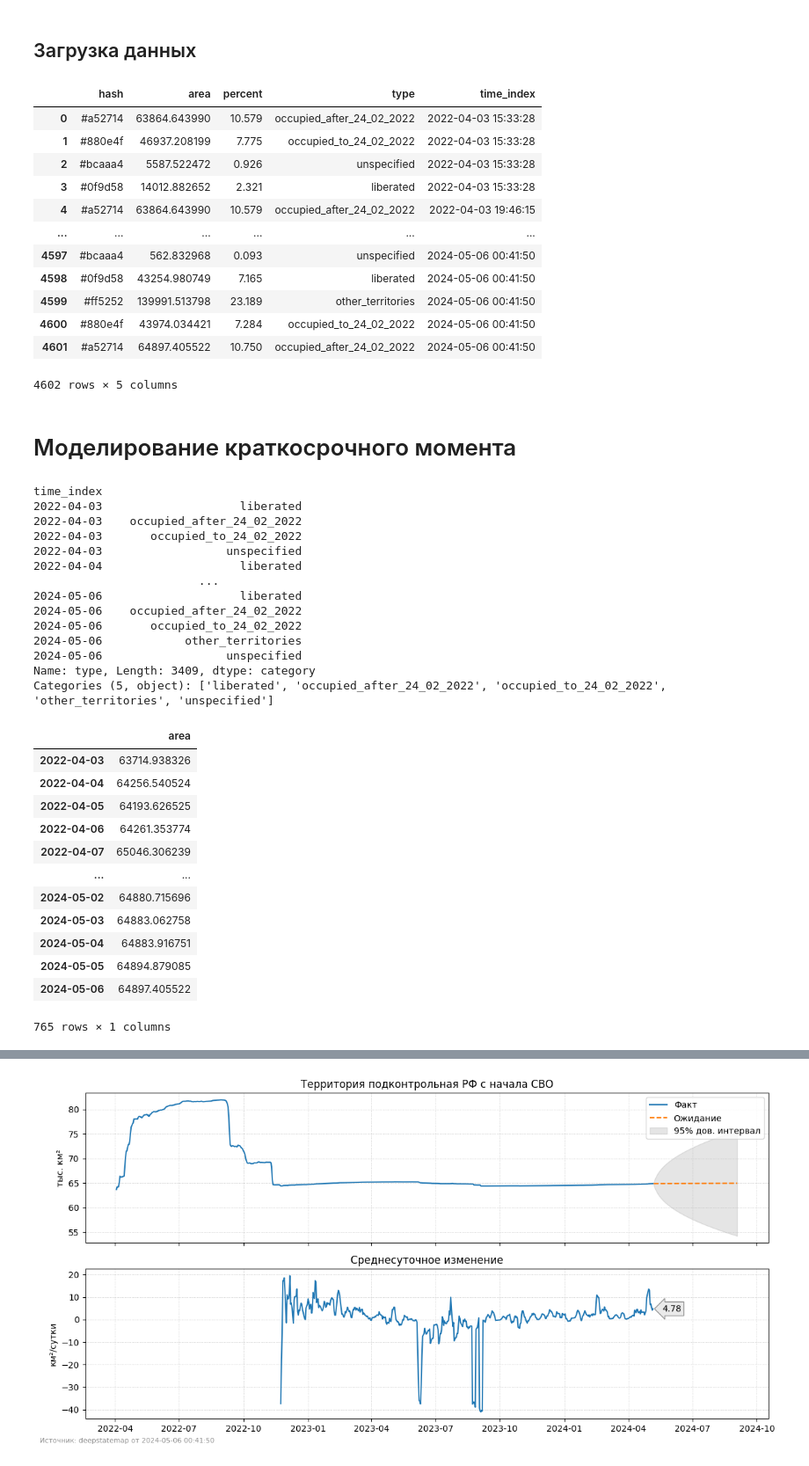
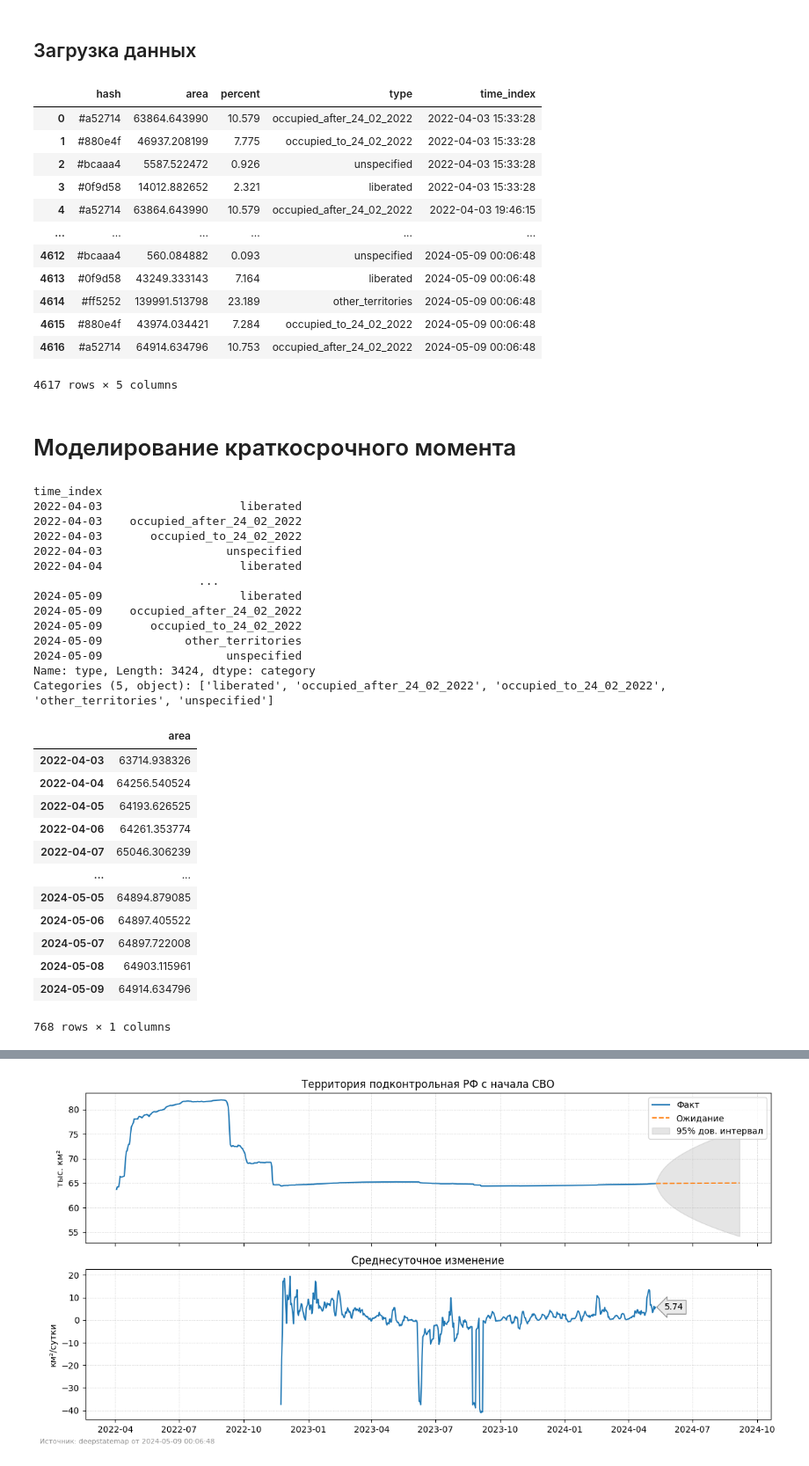
Before and after one commit to HexQuant/rua, a Jupyter notebook: area.ipynb, the cells around one changed output, grey strips where cells are left out. Shown: that part at 88% size. Cells and saved outputs as stored; diff of their text form; code cells hidden in the pictures.

```diff
--- a/area.ipynb
+++ b/area.ipynb
@@ -35,36 +35,37 @@ time_history_url = "https://deepstatemap.live/api/history/public"
 # %%
 # Making a get request
 response = requests.get(time_history_url)
 
 df = pd.DataFrame()
 # print json content
 t = len(response.json())
 Path("data/").mkdir(exist_ok=True)
 with tqdm(total=t) as pbar:
     for n, i in enumerate(response.json()):
         timestamp = i["id"]
         time_index = datetime.datetime.fromtimestamp(timestamp)
         pbar.set_description(str(time_index.date()), refresh=True)
 
-        area = requests.get(f"https://deepstatemap.live/api/history/{timestamp}/areas")
+        area = requests.get(
+            f"https://deepstatemap.live/api/history/{timestamp}/areas")
         js_df = pd.json_normalize(area.json()).assign(time_index=time_index)
         df = pd.concat([df, js_df], ignore_index=True)
         pbar.update(1)
 df
 # %% [output]
 |  | hash | area | percent | type | time_index |
 | 0 | #a52714 | 63864.643990 | 10.579 | occupied_after_24_02_2022 | 2022-04-03 15:33:28 |
 | 1 | #880e4f | 46937.208199 | 7.775 | occupied_to_24_02_2022 | 2022-04-03 15:33:28 |
 | 2 | #bcaaa4 | 5587.522472 | 0.926 | unspecified | 2022-04-03 15:33:28 |
 | 3 | #0f9d58 | 14012.882652 | 2.321 | liberated | 2022-04-03 15:33:28 |
 | 4 | #a52714 | 63864.643990 | 10.579 | occupied_after_24_02_2022 | 2022-04-03 19:46:15 |
 | ... | ... | ... | ... | ... | ... |
-| 4597 | #bcaaa4 | 562.832968 | 0.093 | unspecified | 2024-05-06 00:41:50 |
-| 4598 | #0f9d58 | 43254.980749 | 7.165 | liberated | 2024-05-06 00:41:50 |
-| 4599 | #ff5252 | 139991.513798 | 23.189 | other_territories | 2024-05-06 00:41:50 |
-| 4600 | #880e4f | 43974.034421 | 7.284 | occupied_to_24_02_2022 | 2024-05-06 00:41:50 |
-| 4601 | #a52714 | 64897.405522 | 10.750 | occupied_after_24_02_2022 | 2024-05-06 00:41:50 |
+| 4612 | #bcaaa4 | 560.084882 | 0.093 | unspecified | 2024-05-09 00:06:48 |
+| 4613 | #0f9d58 | 43249.333143 | 7.164 | liberated | 2024-05-09 00:06:48 |
+| 4614 | #ff5252 | 139991.513798 | 23.189 | other_territories | 2024-05-09 00:06:48 |
+| 4615 | #880e4f | 43974.034421 | 7.284 | occupied_to_24_02_2022 | 2024-05-09 00:06:48 |
+| 4616 | #a52714 | 64914.634796 | 10.753 | occupied_after_24_02_2022 | 2024-05-09 00:06:48 |
-4602 rows × 5 columns
+4617 rows × 5 columns
 # %%
 df.set_index("time_index", inplace=True)
 df = df.astype(
@@ -117,12 +118,12 @@ time_index
 2022-04-03                  unspecified
 2022-04-04                    liberated
                         ...
-2024-05-06                    liberated
-2024-05-06    occupied_after_24_02_2022
-2024-05-06       occupied_to_24_02_2022
-2024-05-06            other_territories
-2024-05-06                  unspecified
-Name: type, Length: 3409, dtype: category
+2024-05-09                    liberated
+2024-05-09    occupied_after_24_02_2022
+2024-05-09       occupied_to_24_02_2022
+2024-05-09            other_territories
+2024-05-09                  unspecified
+Name: type, Length: 3424, dtype: category
 Categories (5, object): ['liberated', 'occupied_after_24_02_2022', 'occupied_to_24_02_2022', 'other_territories', 'unspecified']
 # %%
 ru_holidays = holidays.country_holidays("RU")
@@ -147,12 +148,12 @@ aa
 | 2022-04-06 | 64261.353774 |
 | 2022-04-07 | 65046.306239 |
 | ... | ... |
-| 2024-05-02 | 64880.715696 |
-| 2024-05-03 | 64883.062758 |
-| 2024-05-04 | 64883.916751 |
 | 2024-05-05 | 64894.879085 |
 | 2024-05-06 | 64897.405522 |
+| 2024-05-07 | 64897.722008 |
+| 2024-05-08 | 64903.115961 |
+| 2024-05-09 | 64914.634796 |
-765 rows × 1 columns
+768 rows × 1 columns
 # %%
 xx = (
     pd.DataFrame(index=aa.index).assign(
```
Also changed, not shown: parts of 6 cells of this notebook, 2 other files.
